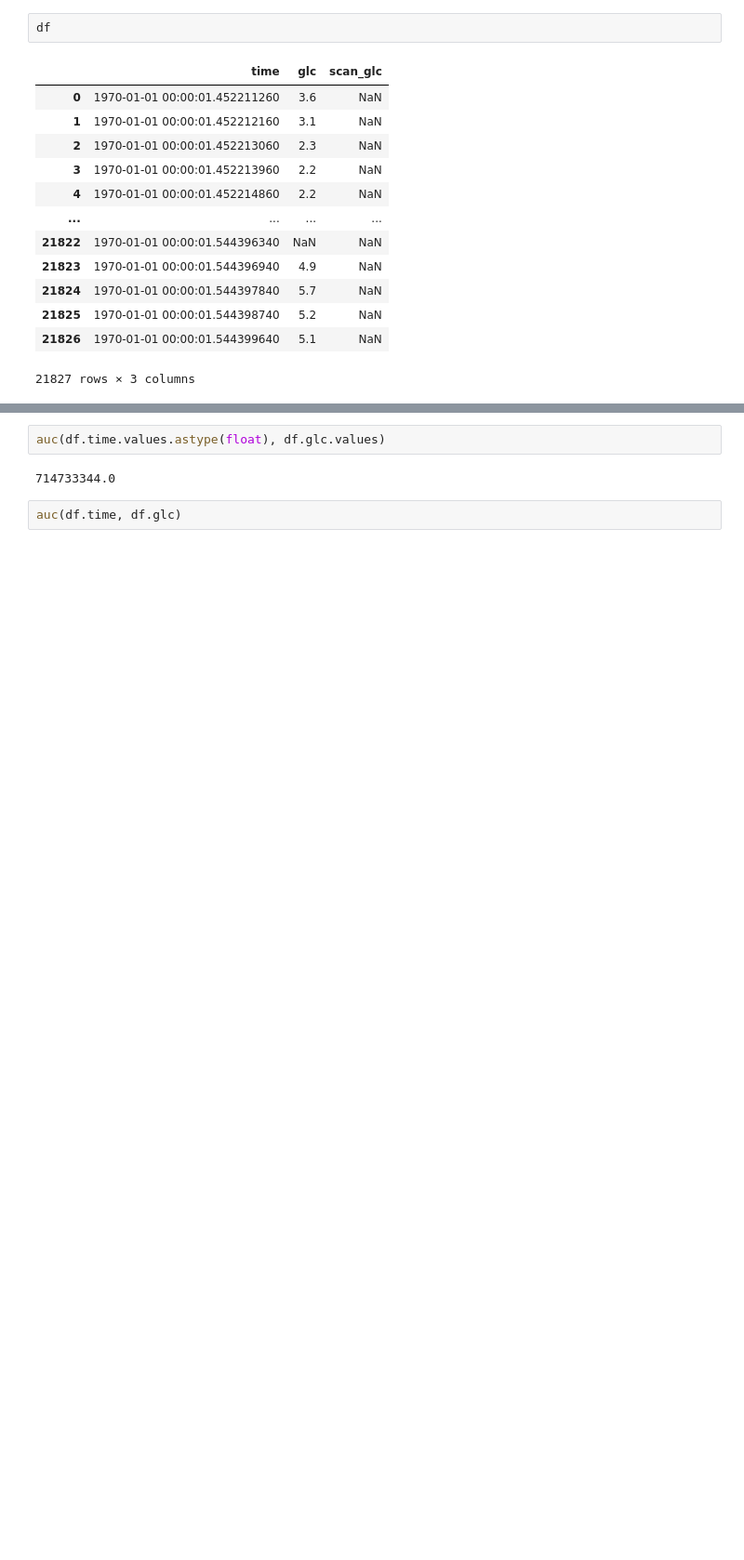
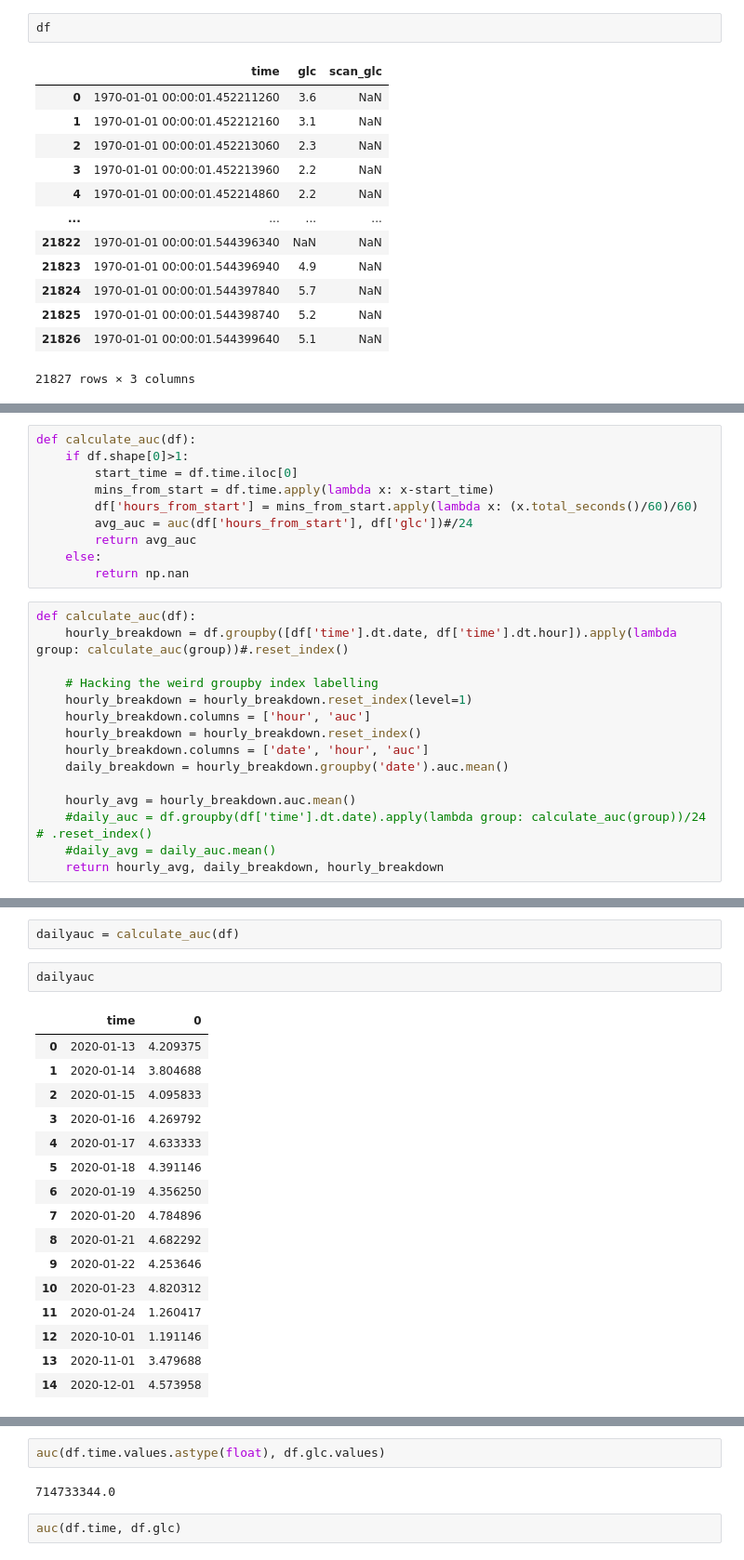
Before and after one commit to cafoala/diametrics-webapp, a Jupyter notebook: code/experiment.ipynb, the cells around one changed output, grey strips where cells are left out. Shown at 93% size. Drawn from its saved outputs; the diff is of its cells as text; blank space fills up the shorter version.

```diff
--- a/code/experiment.ipynb
+++ b/code/experiment.ipynb
@@ -149,0 +420,25 @@ df
+# %%
+def calculate_auc(df):
+    if df.shape[0]>1:
+        start_time = df.time.iloc[0]
+        mins_from_start = df.time.apply(lambda x: x-start_time)
+        df['hours_from_start'] = mins_from_start.apply(lambda x: (x.total_seconds()/60)/60)
+        avg_auc = auc(df['hours_from_start'], df['glc'])#/24
+        return avg_auc
+    else:
+        return np.nan
+# %%
+def calculate_auc(df):
+    hourly_breakdown = df.groupby([df['time'].dt.date, df['time'].dt.hour]).apply(lambda group: calculate_auc(group))#.reset_index()
+
+    # Hacking the weird groupby index labelling
+    hourly_breakdown = hourly_breakdown.reset_index(level=1)
+    hourly_breakdown.columns = ['hour', 'auc']
+    hourly_breakdown = hourly_breakdown.reset_index()
+    hourly_breakdown.columns = ['date', 'hour', 'auc']
+    daily_breakdown = hourly_breakdown.groupby('date').auc.mean()
+
+    hourly_avg = hourly_breakdown.auc.mean()
+    #daily_auc = df.groupby(df['time'].dt.date).apply(lambda group: calculate_auc(group))/24 # .reset_index()
+    #daily_avg = daily_auc.mean()
+    return hourly_avg, daily_breakdown, hourly_breakdown
@@ -149,0 +485,21 @@ df
+# %%
+dailyauc = calculate_auc(df)
+# %%
+dailyauc
+# %% [output]
+|  | time | 0 |
+| 0 | 2020-01-13 | 4.209375 |
+| 1 | 2020-01-14 | 3.804688 |
+| 2 | 2020-01-15 | 4.095833 |
+| 3 | 2020-01-16 | 4.269792 |
+| 4 | 2020-01-17 | 4.633333 |
+| 5 | 2020-01-18 | 4.391146 |
+| 6 | 2020-01-19 | 4.356250 |
+| 7 | 2020-01-20 | 4.784896 |
+| 8 | 2020-01-21 | 4.682292 |
+| 9 | 2020-01-22 | 4.253646 |
+| 10 | 2020-01-23 | 4.820312 |
+| 11 | 2020-01-24 | 1.260417 |
+| 12 | 2020-10-01 | 1.191146 |
+| 13 | 2020-11-01 | 3.479688 |
+| 14 | 2020-12-01 | 4.573958 |
```
Also changed, not shown: parts of 59 cells of this notebook, 6 other files.
